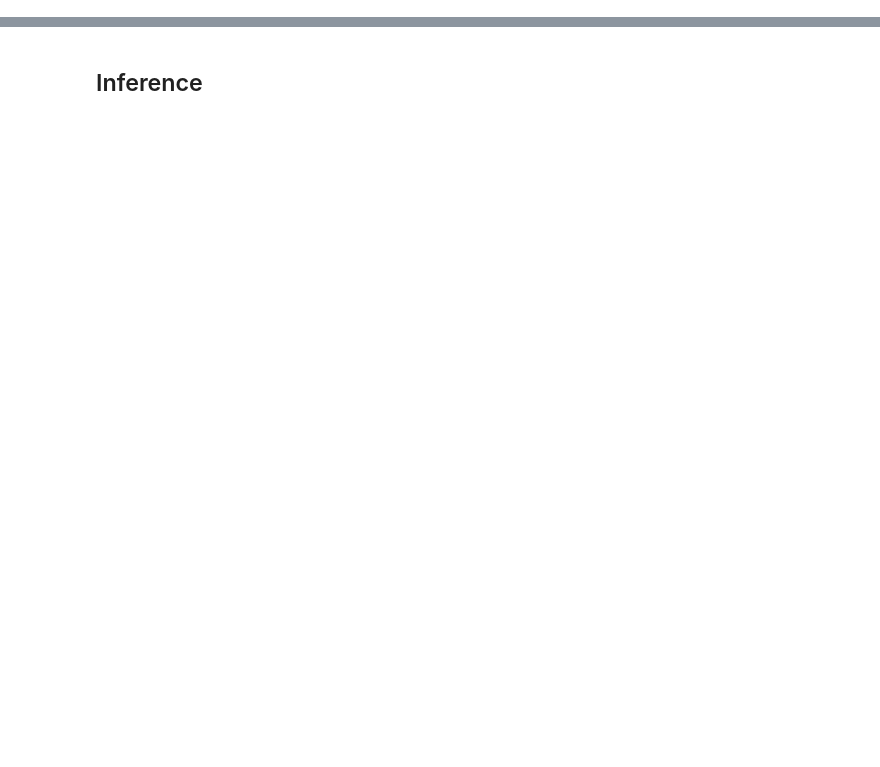
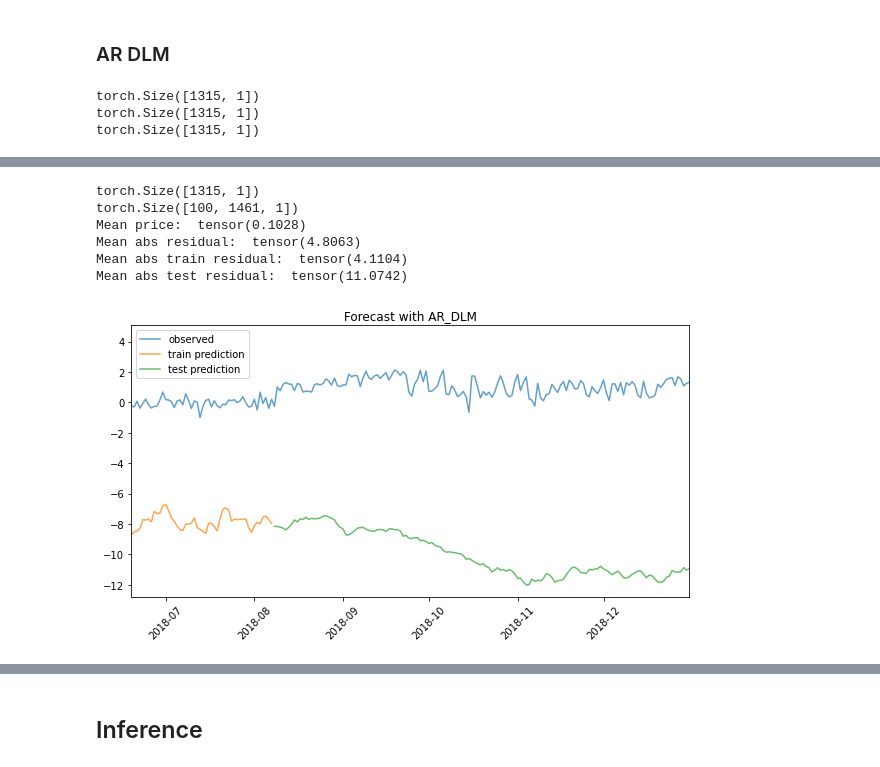
Before and after one commit to wdmdev/42186-MBML-Project, a Jupyter notebook: forecasting.ipynb, the cells around one changed output, grey strips where cells are left out. Saved outputs shown, nothing was run; the diff lists cells and outputs as text; code cells hidden in the pictures; blank space fills up the shorter version.

```diff
--- a/forecasting.ipynb
+++ b/forecasting.ipynb
@@ -467,0 +659,62 @@ RuntimeError: expand(torch.FloatTensor{[100, 100, 8, 8]}, size=[8]): the number
+# %% [markdown]
+### AR DLM
+# %%
+class AR_DLM(ForecastingModel):
+    def __init__(self, *args, **kwargs):
+        super().__init__(*args, **kwargs)
+        self.tau = 1
+        self.M = 4
+        # self.h_dim = X_E.shape[1]
+        self.h_dim = 20
+        self.gamma = 1
+        self.lambda_f = 1
+
+    def model(self, zero_data, X):
+        #x_E = X[:, :X_E.shape[1]]
+        #x_W = X[:, -X_W.shape[1]:]
+
+        duration, data_dim = zero_data.size()
+        feature_dim = covariates.size(-1)
+
+        #theta_f = pyro.sample("theta_f", dist.Normal(0, self.lambda_f).expand((feature_dim, self.h_dim)).to_event(2))
+        #theta_g = pyro.sample("theta_g", dist.Normal(0, 1).expand(self.h_dim).to_event(1))
+        alpha = pyro.sample("alpha", dist.Normal(0, 0.01).expand([feature_dim]).to_event(1))
+        beta = pyro.sample("beta", dist.Normal(0, 0.01).expand([1]).to_event(1))
+        gamma = pyro.sample("gamma", dist.HalfCauchy(self.tau).expand([1]).to_event(1))
+
+        ys = []
+        y = pyro.sample("y_0", dist.Normal(0, 1).expand([1]).to_event(1))
+        ys.append(y)
+
+        #y_plate = pyro.plate("y")
+        for t in pyro.markov(range(duration)):
+            y_mean = ys[t] + alpha @ X[t].unsqueeze(-1) + beta
+            y = pyro.sample(f"y_{t+1}", dist.Normal(y_mean, torch.ones_like(y_mean) * gamma).to_event(1))
+            ys.append(y)
+
+        ys = torch.stack(ys, dim=0)[1:]
+        if ys.ndim > 2:
+            ys = ys.squeeze(-1).permute(1,0,2)
+        print(ys.shape)
+        pyro.deterministic("prediction", ys)
+        #ys = ys.unsqueeze(-1)
+
+
+        sigma = pyro.sample("sigma", dist.HalfCauchy(self.tau).expand([1]).to_event(1))
+
+        noise_dist = dist.Normal(0, sigma)
+
+        self.predict(noise_dist, ys)
+
+# get forecaster
+forecaster = train(AR_DLM, num_steps=2, save=True, model_name="AR_DLM")
+# forecaster = load_forecaster("AR_DLM")
+
+# plot forecast
+fig, ax = plt.subplots(1, 1, figsize=(10, 5))
+eval_posterior_simple(forecaster, start_idx = T1-50, ax = ax)
+plt.show()
+# %% [output]
+torch.Size([1315, 1])
+torch.Size([1315, 1])
+torch.Size([1315, 1])
@@ -467,0 +722,7 @@ RuntimeError: expand(torch.FloatTensor{[100, 100, 8, 8]}, size=[8]): the number
+torch.Size([1315, 1])
+torch.Size([100, 1461, 1])
+Mean price:  tensor(0.1028)
+Mean abs residual:  tensor(4.8063)
+Mean abs train residual:  tensor(4.1104)
+Mean abs test residual:  tensor(11.0742)
+[figure, added]
```
Also changed, not shown: parts of 40 cells of this notebook, 5 other files.
